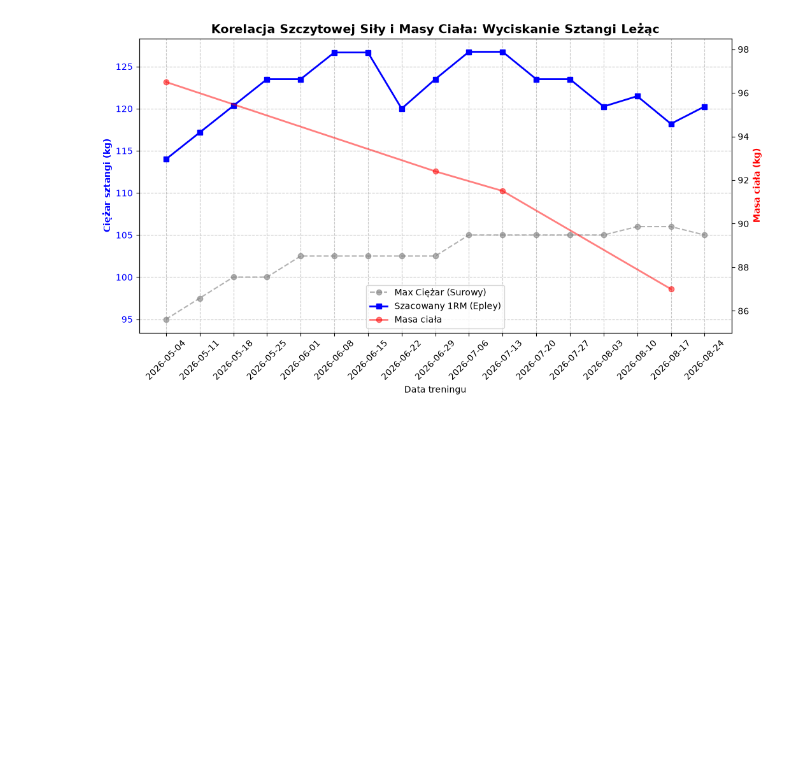
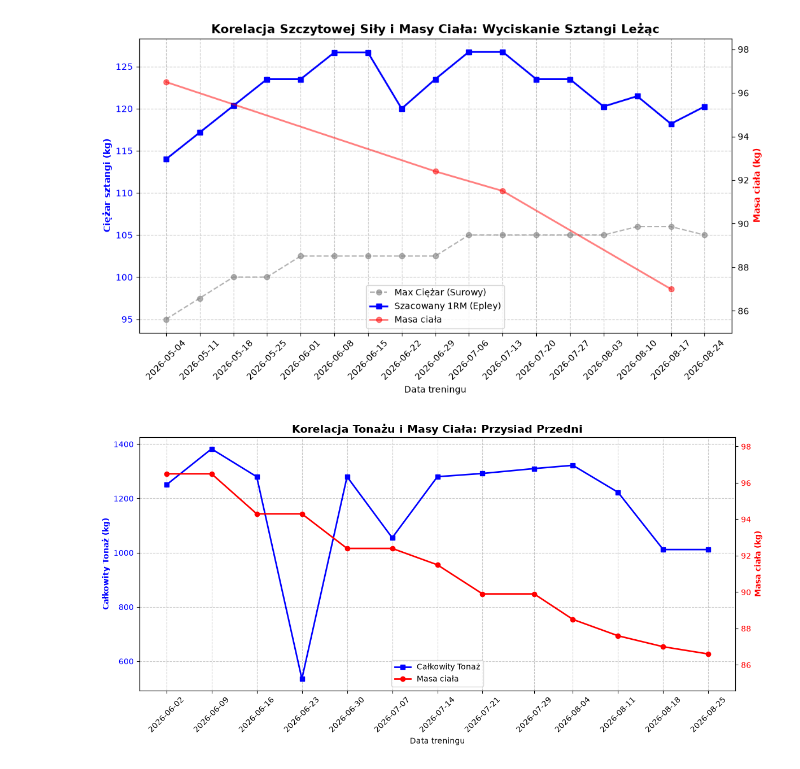
Before and after one commit to bartli555/gym_tracker, a Jupyter notebook: Untitled.ipynb, the cells around one changed output. Saved outputs shown, nothing was run; the diff lists cells and outputs as text; code cells hidden in the pictures; blank space fills up the shorter version.

Commit message:
Wykres tonażu dla przysiadu

```diff
--- a/Untitled.ipynb
+++ b/Untitled.ipynb
@@ -302,0 +299,46 @@ print(f"Ostatni trening Bench Press był: {ostatnia_plaska}")
+# %%
+import matplotlib.pyplot as plt
+
+# 1. ŁATAMY DZIURY (ffill musi być użyty ZANIM odfiltrujemy ćwiczenie)
+df_dzienne_podsumowanie['weight_kg'] = df_dzienne_podsumowanie['weight_kg'].ffill()
+
+# 2. FILTRUJEMY
+df_front = df_dzienne_podsumowanie[df_dzienne_podsumowanie['Cwiczenie'] == 'Front Squat']
+
+# 3. RYSUJEMY
+fig, ax1 = plt.subplots(figsize=(12, 6))
+
+# --- LEWA OŚ (TONAŻ) ---
+ax1.set_xlabel('Data treningu')
+ax1.set_ylabel('Całkowity Tonaż (kg)', color='blue', fontweight='bold')
+line1 = ax1.plot(df_front['Data'], df_front['Calkowity_Tonaz'], marker='s', linestyle='-', color='blue', linewidth=2, label='Całkowity Tonaż')
+ax1.tick_params(axis='y', labelcolor='blue')
+ax1.grid(True, linestyle='--', alpha=0.7)
+
+# Wymuszamy etykiety dat na osi X, żeby znowu nie zniknęły
+ax1.set_xticks(df_front['Data'])
+ax1.set_xticklabels(df_front['Data'].dt.strftime('%Y-%m-%d'), rotation=45)
+
+# --- PRAWA OŚ (MASA CIAŁA) ---
+ax2 = ax1.twinx()
+ax2.set_ylabel('Masa ciała (kg)', color='red', fontweight='bold')
+
+# Dynamiczny zakres wagi
+min_waga = df_front['weight_kg'].min() - 2
+max_waga = df_front['weight_kg'].max() + 2
+ax2.set_ylim(min_waga, max_waga)
+
+# Rysujemy wagę (teraz już czysto, bez żadnych masek!)
+line2 = ax2.plot(df_front['Data'], df_front['weight_kg'], marker='o', linestyle='-', color='red', linewidth=2, label='Masa ciała')
+ax2.tick_params(axis='y', labelcolor='red')
+
+# --- LEGENDA I TYTUŁ ---
+lines = line1 + line2
+labels = [l.get_label() for l in lines]
+ax1.legend(lines, labels, loc='lower center')
+
+plt.title('Korelacja Tonażu i Masy Ciała: Przysiad Przedni', fontsize=14, fontweight='bold')
+plt.tight_layout() # Zabezpiecza przed ucinaniem dat na dole ekranu
+plt.show()
+# %% [output]
+[figure, added]
```
Also changed, not shown: parts of 1 cell of this notebook.
